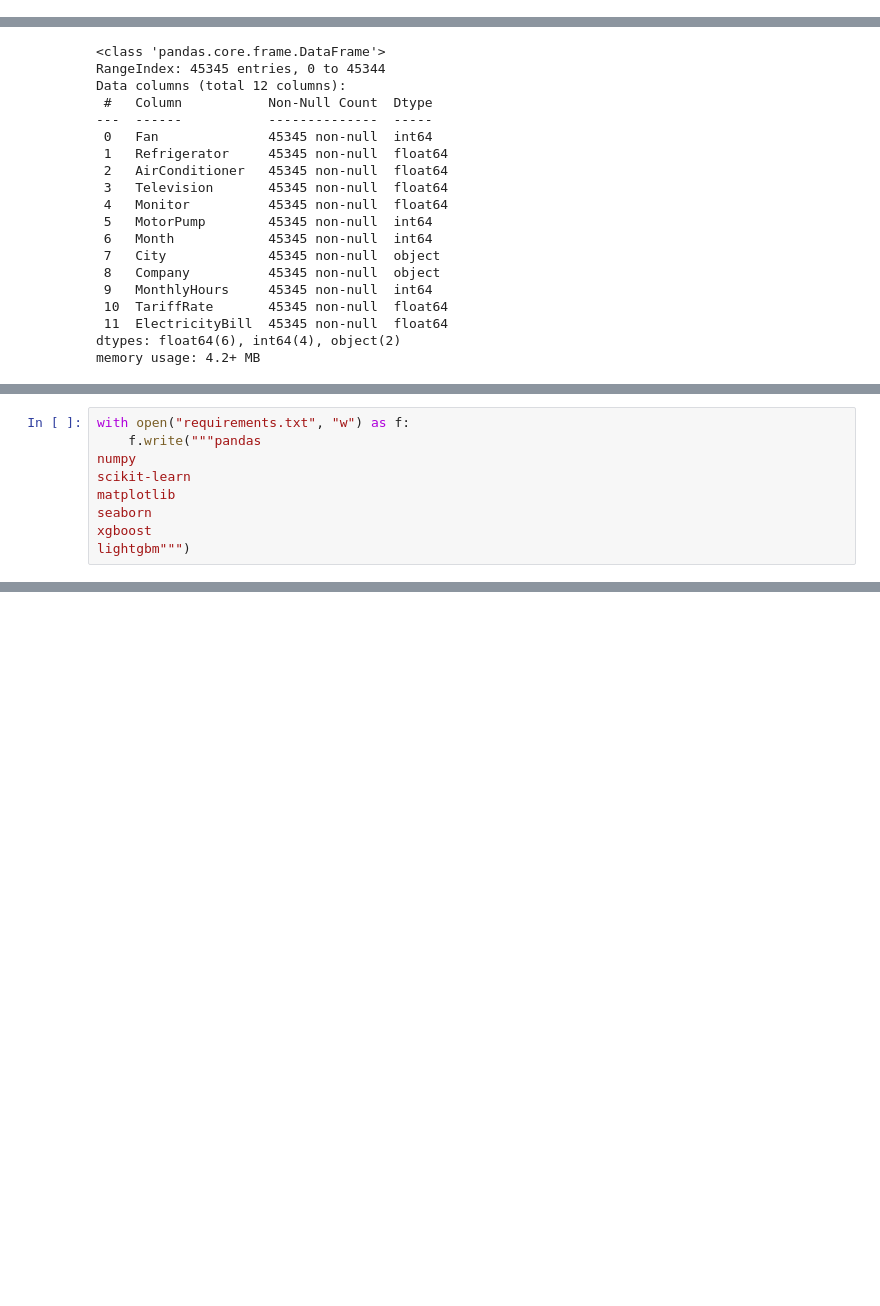
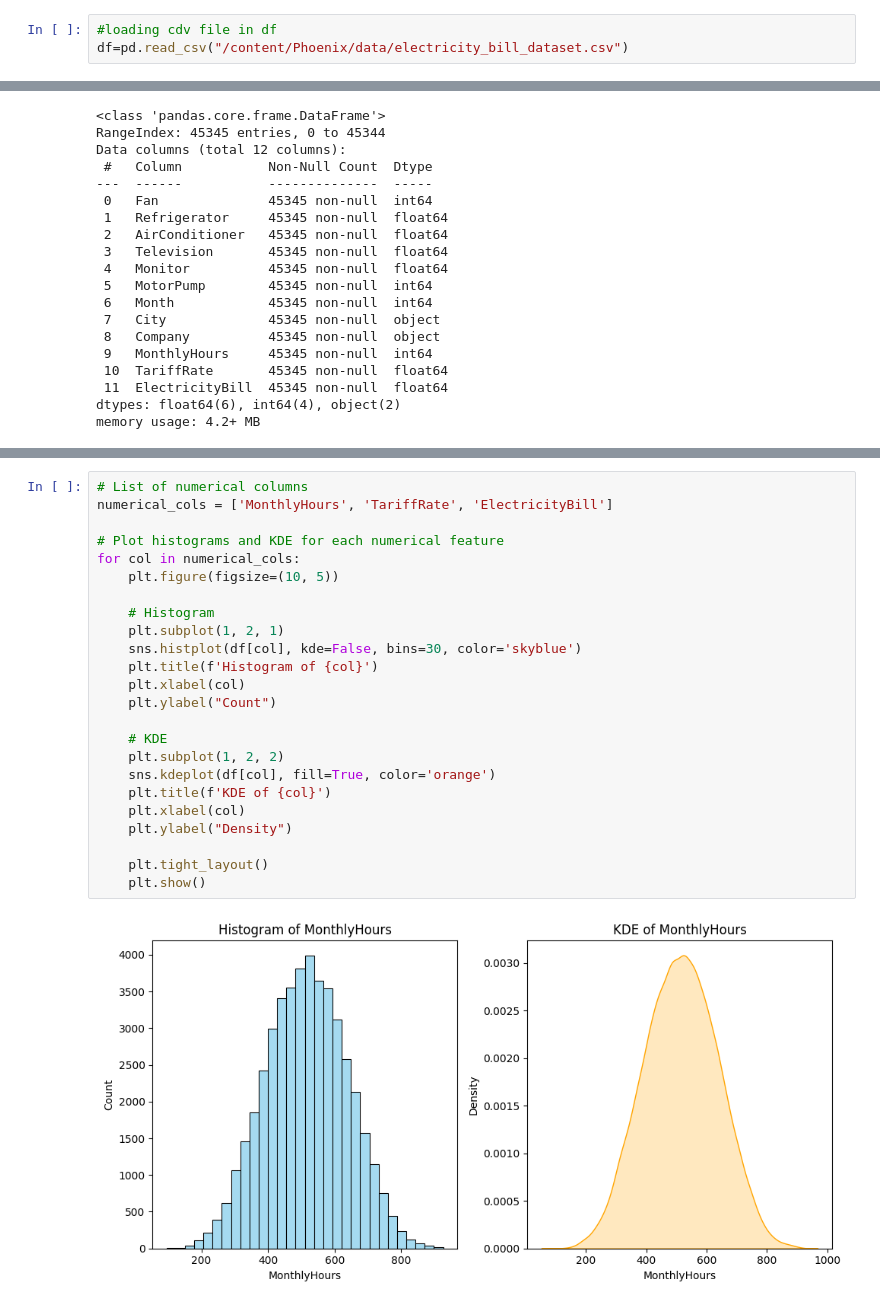
Before and after one commit to Ravikrishnan05/Phoenix, a Jupyter notebook: AI_ML_Hackathon_Project.ipynb, the cells around one changed output, grey strips where cells are left out. Saved outputs shown, nothing was run; the diff lists cells and outputs as text; blank space fills up the shorter version.

```diff
--- a/AI_ML_Hackathon_Project.ipynb
+++ b/AI_ML_Hackathon_Project.ipynb
@@ -32,0 +121,3 @@ df.head()
+# %%
+#loading cdv file in df
+df=pd.read_csv("/content/Phoenix/data/electricity_bill_dataset.csv")
@@ -93,9 +169,0 @@ open("video/demo_video.mp4", "w").close()
-# %%
-with open("requirements.txt", "w") as f:
-    f.write("""pandas
-numpy
-scikit-learn
-matplotlib
-seaborn
-xgboost
-lightgbm""")
@@ -101,0 +187,26 @@ lightgbm""")
+# %%
+# List of numerical columns
+numerical_cols = ['MonthlyHours', 'TariffRate', 'ElectricityBill']
+
+# Plot histograms and KDE for each numerical feature
+for col in numerical_cols:
+    plt.figure(figsize=(10, 5))
+
+    # Histogram
+    plt.subplot(1, 2, 1)
+    sns.histplot(df[col], kde=False, bins=30, color='skyblue')
+    plt.title(f'Histogram of {col}')
+    plt.xlabel(col)
+    plt.ylabel("Count")
+
+    # KDE
+    plt.subplot(1, 2, 2)
+    sns.kdeplot(df[col], fill=True, color='orange')
+    plt.title(f'KDE of {col}')
+    plt.xlabel(col)
+    plt.ylabel("Density")
+
+    plt.tight_layout()
+    plt.show()
+# %% [output]
+[figure, added]
```
Also changed, not shown: parts of 29 cells of this notebook.
